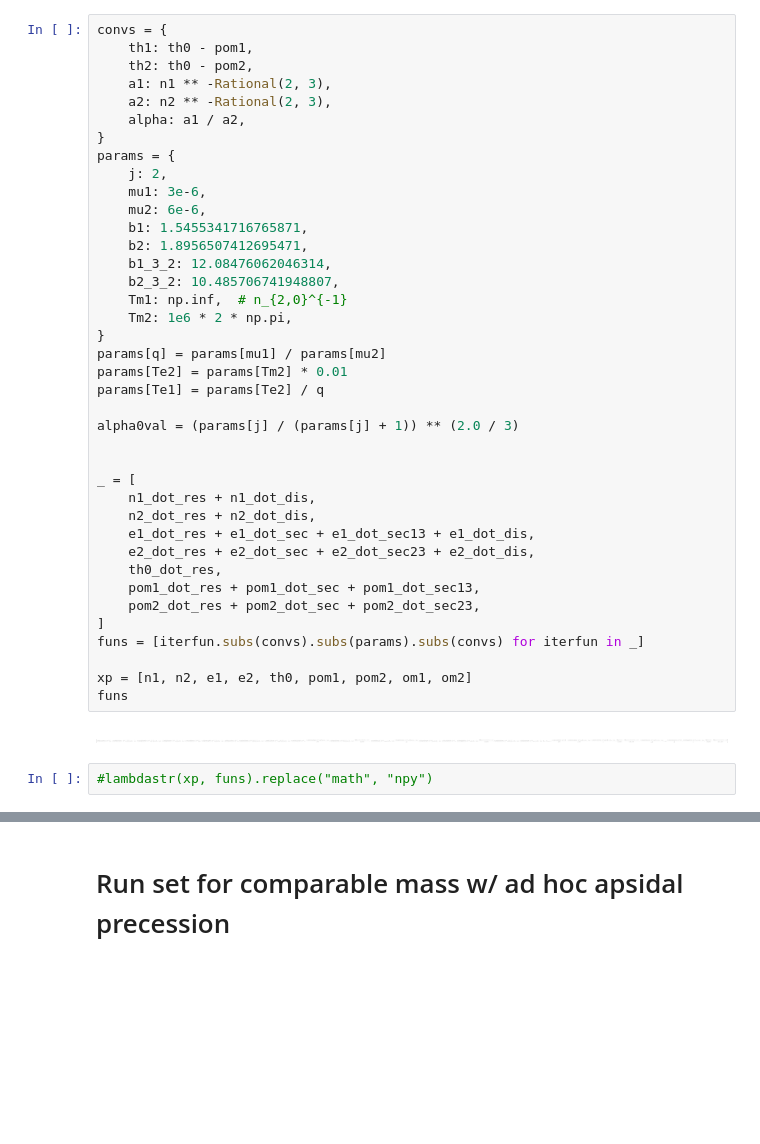
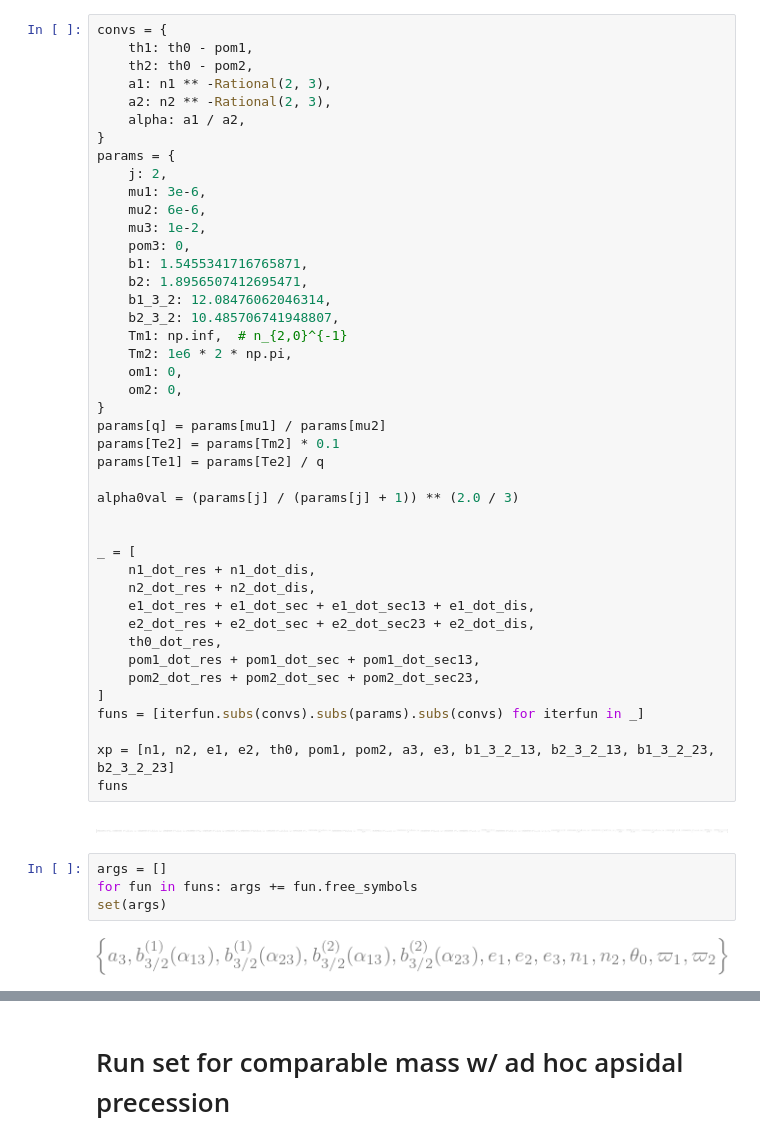
Before and after one commit to jtlaune/wc-apsidal-precession, a Jupyter notebook: paper-3.ipynb, the cells around one changed output, grey strips where cells are left out. Saved outputs shown, nothing was run; the diff lists cells and outputs as text; blank space fills up the shorter version.

```diff
--- a/paper-3.ipynb
+++ b/paper-3.ipynb
@@ -386,15 +388,19 @@ params = {
     j: 2,
     mu1: 3e-6,
     mu2: 6e-6,
+    mu3: 1e-2,
+    pom3: 0,
     b1: 1.5455341716765871,
     b2: 1.8956507412695471,
     b1_3_2: 12.08476062046314,
     b2_3_2: 10.485706741948807,
     Tm1: np.inf,  # n_{2,0}^{-1}
     Tm2: 1e6 * 2 * np.pi,
+    om1: 0,
+    om2: 0,
 }
 params[q] = params[mu1] / params[mu2]
-params[Te2] = params[Tm2] * 0.01
+params[Te2] = params[Tm2] * 0.1
 params[Te1] = params[Te2] / q
 
 alpha0val = (params[j] / (params[j] + 1)) ** (2.0 / 3)
@@ -411,9 +417,13 @@ _ = [
 ]
 funs = [iterfun.subs(convs).subs(params).subs(convs) for iterfun in _]
 
-xp = [n1, n2, e1, e2, th0, pom1, pom2, om1, om2]
+xp = [n1, n2, e1, e2, th0, pom1, pom2, a3, e3, b1_3_2_13, b2_3_2_13, b1_3_2_23, b2_3_2_23]
 funs
 # %% [output]
 [figure]
-# %%
-#lambdastr(xp, funs).replace("math", "npy")
+# %%
+args = []
+for fun in funs: args += fun.free_symbols
+set(args)
+# %% [output]
+[figure, added]
```
Also changed, not shown: parts of 8 cells of this notebook.
